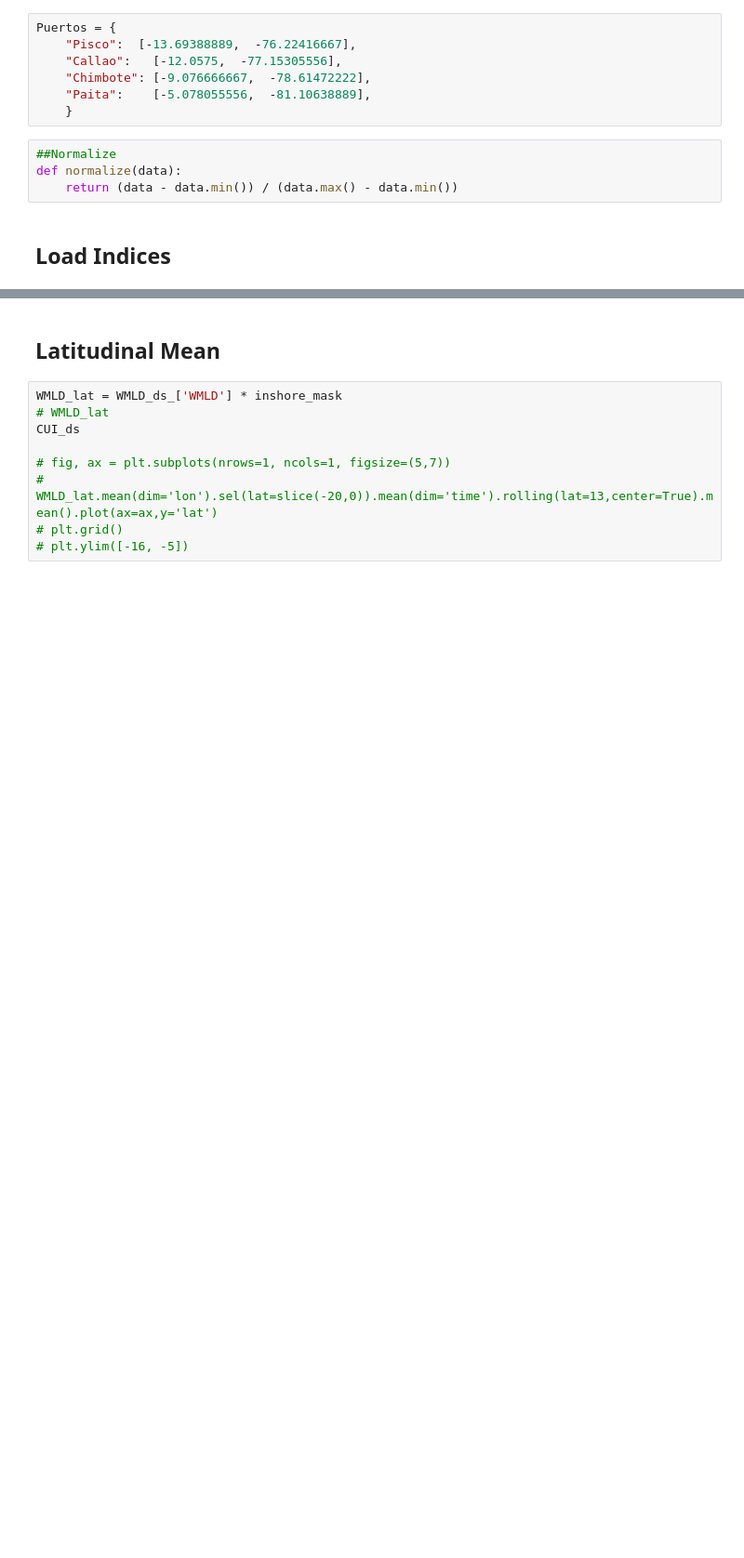
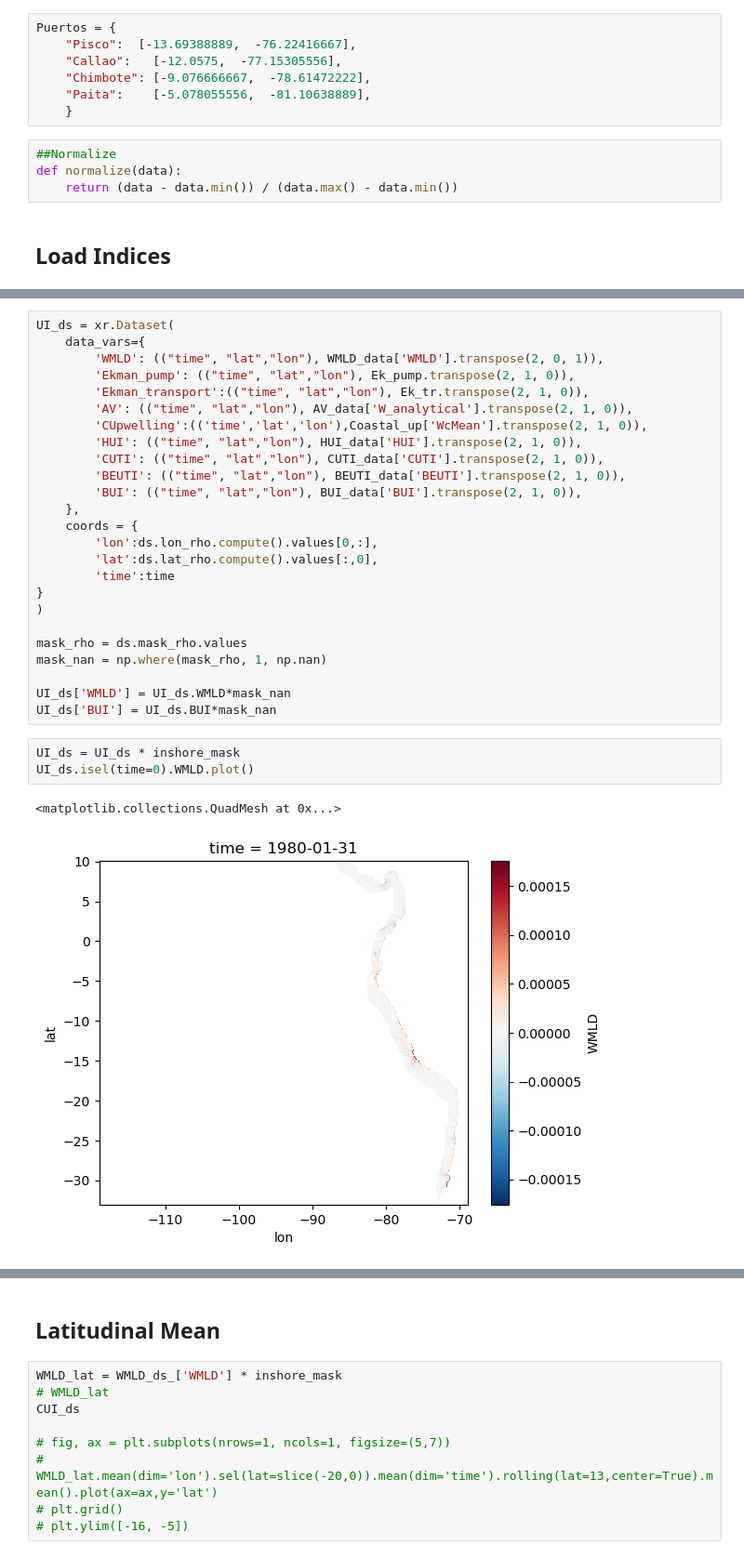
Before and after one commit to danliba/Upwelling_paper, a Jupyter notebook: UI_latitudinal.ipynb, the cells around one changed output, grey strips where cells are left out. Shown at 93% size. Drawn from its saved outputs; the diff is of its cells as text; blank space fills up the shorter version.

```diff
--- a/UI_latitudinal.ipynb
+++ b/UI_latitudinal.ipynb
@@ -128,0 +211,31 @@ def normalize(data):
+# %%
+UI_ds = xr.Dataset(
+    data_vars={
+        'WMLD': (("time", "lat","lon"), WMLD_data['WMLD'].transpose(2, 0, 1)),
+        'Ekman_pump': (("time", "lat","lon"), Ek_pump.transpose(2, 1, 0)),
+        'Ekman_transport':(("time", "lat","lon"), Ek_tr.transpose(2, 1, 0)),
+        'AV': (("time", "lat","lon"), AV_data['W_analytical'].transpose(2, 1, 0)),
+        'CUpwelling':(('time','lat','lon'),Coastal_up['WcMean'].transpose(2, 1, 0)),
+        'HUI': (("time", "lat","lon"), HUI_data['HUI'].transpose(2, 1, 0)),
+        'CUTI': (("time", "lat","lon"), CUTI_data['CUTI'].transpose(2, 1, 0)),
+        'BEUTI': (("time", "lat","lon"), BEUTI_data['BEUTI'].transpose(2, 1, 0)),
+        'BUI': (("time", "lat","lon"), BUI_data['BUI'].transpose(2, 1, 0)),
+    },
+    coords = {
+        'lon':ds.lon_rho.compute().values[0,:],
+        'lat':ds.lat_rho.compute().values[:,0],
+        'time':time
+}
+)
+
+mask_rho = ds.mask_rho.values
+mask_nan = np.where(mask_rho, 1, np.nan)
+
+UI_ds['WMLD'] = UI_ds.WMLD*mask_nan
+UI_ds['BUI'] = UI_ds.BUI*mask_nan
+# %%
+UI_ds = UI_ds * inshore_mask
+UI_ds.isel(time=0).WMLD.plot()
+# %% [output]
+<matplotlib.collections.QuadMesh at 0x...>
+[figure, added]
```
Also changed, not shown: parts of 8 cells of this notebook, 3 other files.
